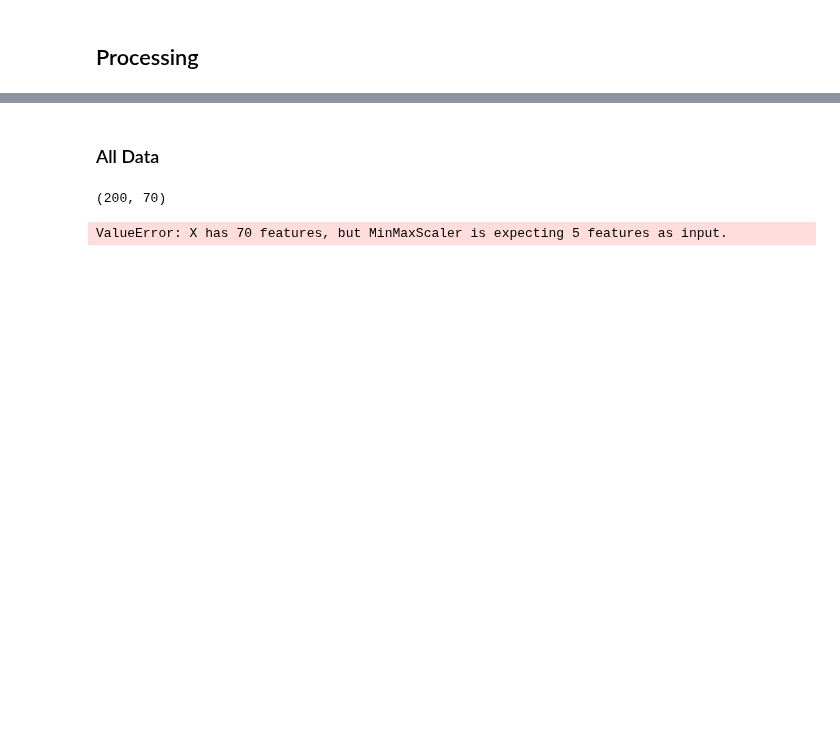
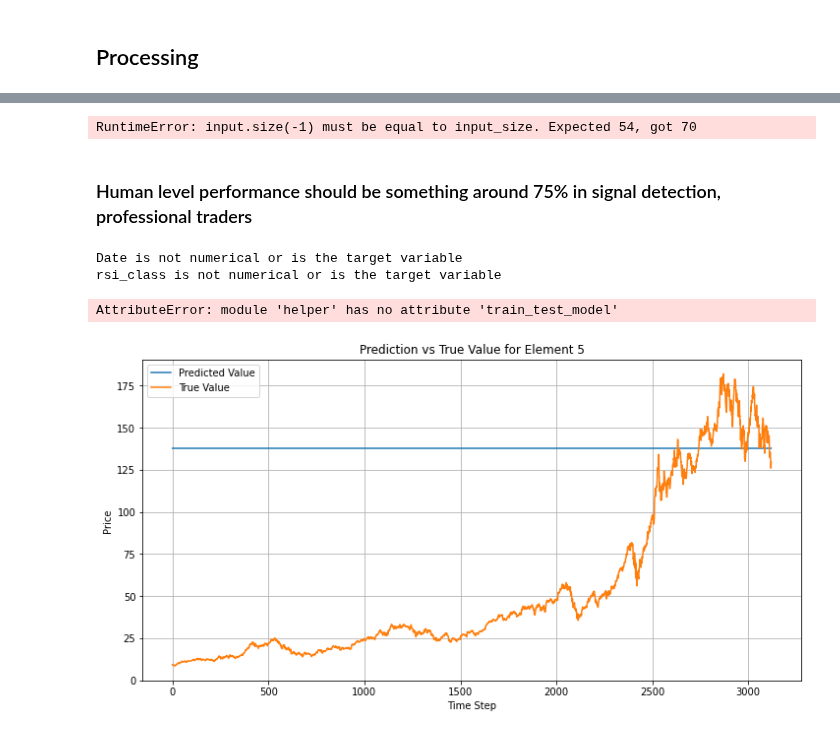
Before and after one commit to howie-zeng/Analyzing-Retail-Sentiment-and-Detecting-Trading-Signals, a Jupyter notebook: Stock_Analysis_Prediction/Stock/LSTM.ipynb, the cells around one changed output, grey strips where cells are left out. Saved outputs shown, nothing was run; the diff lists cells and outputs as text; code cells hidden in the pictures; blank space fills up the shorter version.

Commit message:
naive  lstm

```diff
--- a/Stock_Analysis_Prediction/Stock/LSTM.ipynb
+++ b/Stock_Analysis_Prediction/Stock/LSTM.ipynb
@@ -154,0 +160,5 @@ class StockPriceLSTM(nn.Module):
+# %%
+model = StockPriceLSTM(input_size, hidden_size, num_layers, output_size, dropout_prob, weight_decay)
+model.load_state_dict(torch.load('best_model.pth'))
+model.to(device)
+model.eval()
@@ -213,44 +224,44 @@ Average Test Loss: 0.4108
+# %%
+model = model.train_test_model(train_loader, test_loader, num_epochs=50, learning_rate=0.01)
+# %% [output]
+RuntimeError: input.size(-1) must be equal to input_size. Expected 54, got 70
+# %% [markdown]
+### Human level performance should be something around 75% in signal detection, professional traders
+# %%
+train_loader, test_loader, input_size, scaler_y = helper.prepare_data_and_model(stock_data[stock], sequence_length=sequence_length, prediction_length=prediction_length, test_size=0)
+model = helper.train_test_model(model, train_loader, test_loader, 50)
+# %% [output]
+Date is not numerical or is the target variable
+rsi_class is not numerical or is the target variable
+AttributeError: module 'helper' has no attribute 'train_test_model'
 # %%
-# Making predictions (example on the test set)
 model.eval()
 with torch.no_grad():
     predictions = []
-    for inputs, _ in test_loader:
-        inputs, targets = inputs.to(device), targets.to(device)
+    true = []
+    for inputs, targets in train_loader:
+        inputs = inputs.to(device)
         outputs = model(inputs)
+        true.append(targets.cpu().numpy())
         predictions.append(outputs.cpu().numpy())
 
-# Convert predictions to a single array
 predictions = np.concatenate(predictions, axis=0)
+predictions = scaler_y.inverse_transform(predictions)
+
+true = np.concatenate(true, axis=0)
+true = scaler_y.inverse_transform(true)
-# %% [markdown]
-### All Data
-# %%
-last_sequence.shape
-# %% [output]
-(200, 70)
-# %%
-last_sequence = df_stock_swt[-sequence_length:]
-last_sequence = scaler.transform(last_sequence)
-last_sequence = torch.tensor(last_sequence, dtype=torch.float32).unsqueeze(0).to(device)
-
-# Making the prediction
-model.eval()
-with torch.no_grad():
-    prediction = model(last_sequence)
-    prediction = prediction.cpu().numpy()
-
-actual_prices = close_prices_Y[-sequence_length:].values
-
-dates = pd.to_datetime(df_stock['Date'].iloc[-sequence_length:])
-forecast_dates = pd.date_range(start=dates.iloc[-1], periods=len(prediction[0]))  # Adjusted length
-
-plt.figure(figsize=(12, 6))
-plt.plot(dates, actual_prices, label='Actual Prices')
-plt.plot(forecast_dates, prediction[0], label='Predicted Prices', linestyle='--')
-plt.title('Stock Price Prediction')
-plt.xlabel('Date')
-plt.ylabel('Price')
-plt.legend()
-plt.show()
-# %% [output]
-ValueError: X has 70 features, but MinMaxScaler is expecting 5 features as input.
+# %%
+element_index = 4  # 0-based index
+
+# Plot the prediction and true value for the 5th element
+plt.figure(figsize=(12, 6))
+plt.plot(predictions[:, element_index], label='Predicted Value')
+plt.plot(true[:, element_index], label='True Value')
+plt.title(f'Prediction vs True Value for Element {element_index + 1}')
+plt.xlabel('Time Step')
+plt.ylabel('Price')
+plt.legend()
+plt.grid()
+plt.show()
+# %% [output]
+[figure, added]
```
Also changed, not shown: parts of 15 cells of this notebook, 4 other files.
